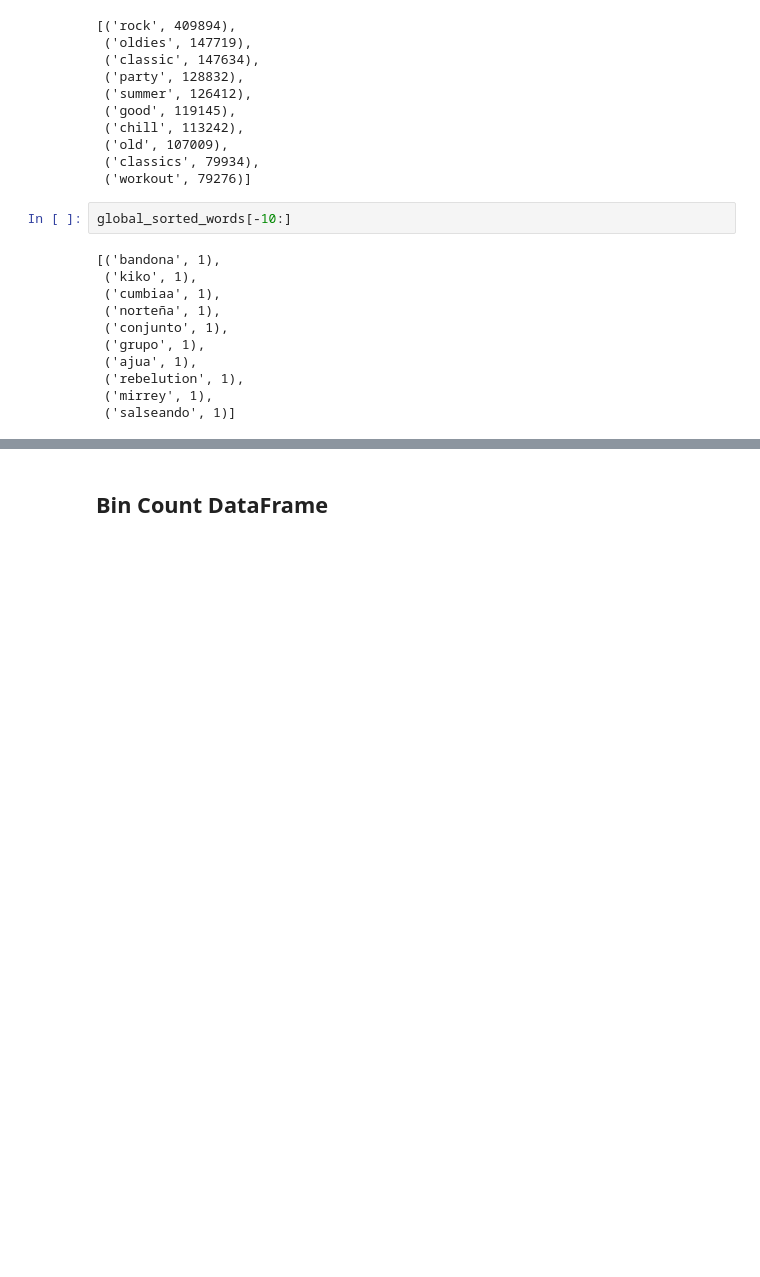
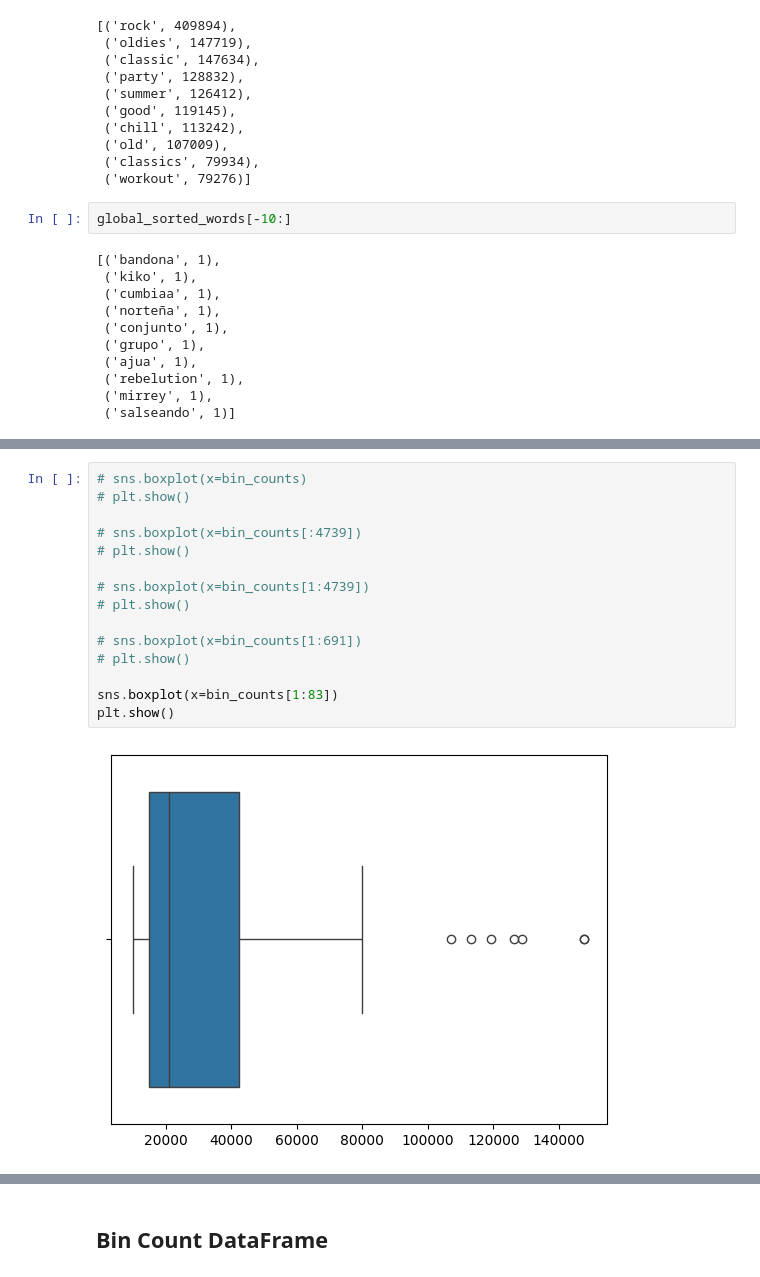
Before and after one commit to holistudio/spotify_dash, a Jupyter notebook: 03_EDA/word_bin.ipynb, the cells around one changed output, grey strips where cells are left out. Saved outputs shown, nothing was run; the diff lists cells and outputs as text; blank space fills up the shorter version.

```diff
--- a/03_EDA/word_bin.ipynb
+++ b/03_EDA/word_bin.ipynb
@@ -65,0 +191,17 @@ global_sorted_words[-10:]
+# %%
+# sns.boxplot(x=bin_counts)
+# plt.show()
+
+# sns.boxplot(x=bin_counts[:4739])
+# plt.show()
+
+# sns.boxplot(x=bin_counts[1:4739])
+# plt.show()
+
+# sns.boxplot(x=bin_counts[1:691])
+# plt.show()
+
+sns.boxplot(x=bin_counts[1:83])
+plt.show()
+# %% [output]
+[figure, added]
```
Also changed, not shown: parts of 16 cells of this notebook.
